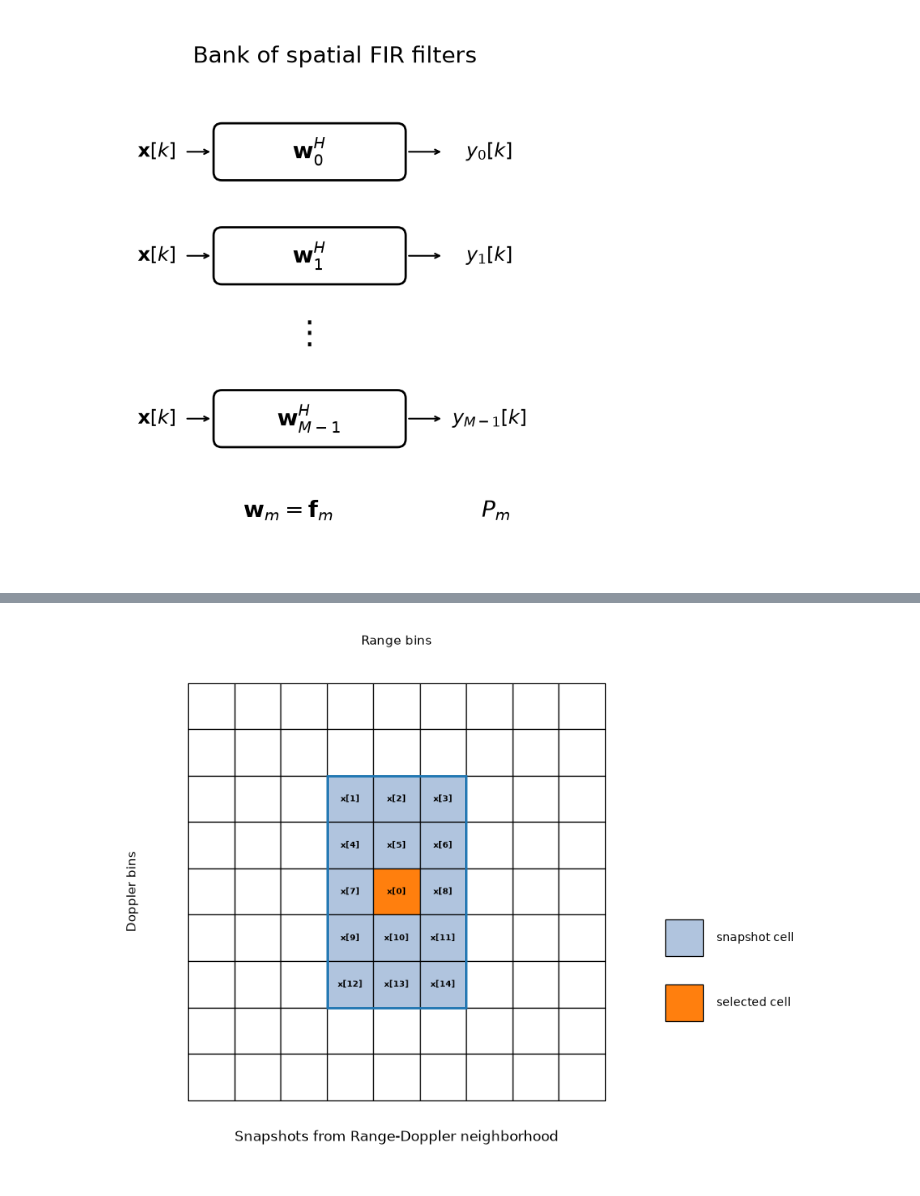
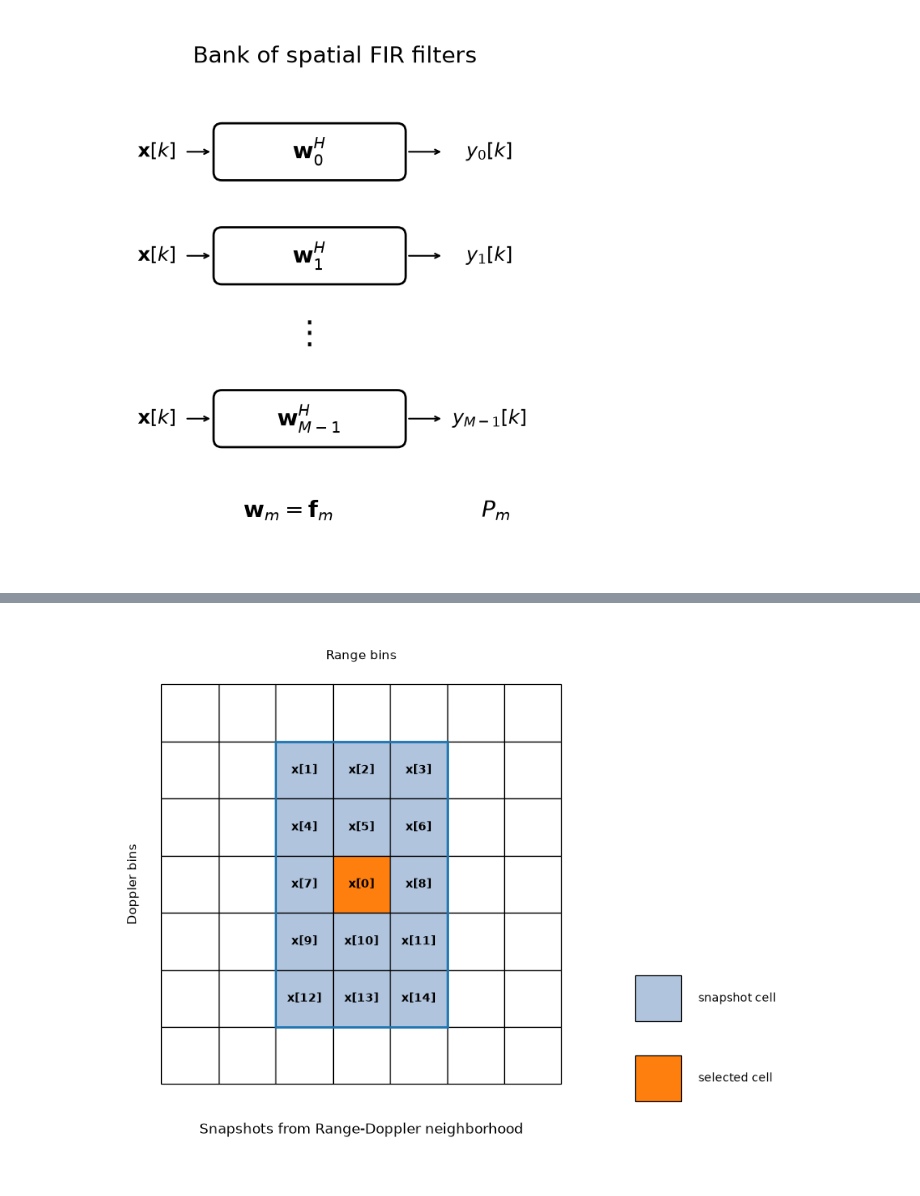
Before and after one commit to farbius/fmcw-radar-doa, a Jupyter notebook: notebooks/xx_test_page.ipynb, the cells around one changed output, grey strips where cells are left out. Cells and saved outputs as stored; diff of their text form; code cells hidden in the pictures.

Commit message:
fixed images

```diff
--- a/notebooks/xx_test_page.ipynb
+++ b/notebooks/xx_test_page.ipynb
@@ -492,13 +688,13 @@ from matplotlib.patches import Rectangle
 # ------------------------------------------------------------
 # Configuration
 # ------------------------------------------------------------
-n_range_bins = 9
-n_doppler_bins = 9
+n_range_bins = 7
+n_doppler_bins = 7
 cell_size = 1.0
 
 # Selected center cell
-r0 = 4
-d0 = 4
+r0 = 3
+d0 = 3
 
 # Snapshot neighborhood:
 # Doppler: 2 cells on each side  -> d0-2 ... d0+2
@@ -561,7 +757,7 @@ for d in range(n_doppler_bins):
                 labels[(r, d)],
                 ha="center",
                 va="center",
-                fontsize=7,
+                fontsize=10,
                 fontweight="bold",
             )
 
@@ -579,7 +775,7 @@ ax.add_patch(region_rect)
 # Range / Doppler text labels only
 ax.text(
     n_range_bins / 2,
-    -0.9,
+    -0.5,
     "Range bins",
     ha="center",
     va="center",
@@ -596,7 +792,7 @@ ax.text(
 )
 
 ax.text(
-    -1.2,
+    -0.5,
     n_doppler_bins / 2,
     "Doppler bins",
     ha="center",
@@ -639,37 +835,37 @@ ax.add_patch(
         legend_box,
         facecolor=snapshot_color,
         edgecolor="black",
         linewidth=0.9,
     )
 )
 ax.text(
     legend_x + 1.1,
     legend_y_top - 1.4 + legend_box / 2,
     "snapshot cell",
     va="center",
     fontsize=10,
 )
 
 # ------------------------------------------------------------
 # Formatting
 # ------------------------------------------------------------
-ax.set_xlim(-1.8, n_range_bins + 5.2)
-ax.set_ylim(-1.2, n_doppler_bins + 1.5)
+ax.set_xlim(-1.0, n_range_bins + 4.0)
+ax.set_ylim(-1.0, n_doppler_bins + 1.5)
 ax.set_aspect("equal")
 ax.invert_yaxis()
 ax.axis("off")
 
 plt.tight_layout()
 
 plt.savefig(
-    "../images/range_doppler_neighborhood.png",
+    "../docs/images/range_doppler_neighborhood.png",
     dpi=200,
     bbox_inches="tight",
 )
 
 plt.show()
 # %% [output]
-[figure, old version]
+[figure, new version]
 # %%
 import matplotlib.pyplot as plt
 from matplotlib.patches import Rectangle
```
Also changed, not shown: parts of 4 cells of this notebook, 17 other files.
